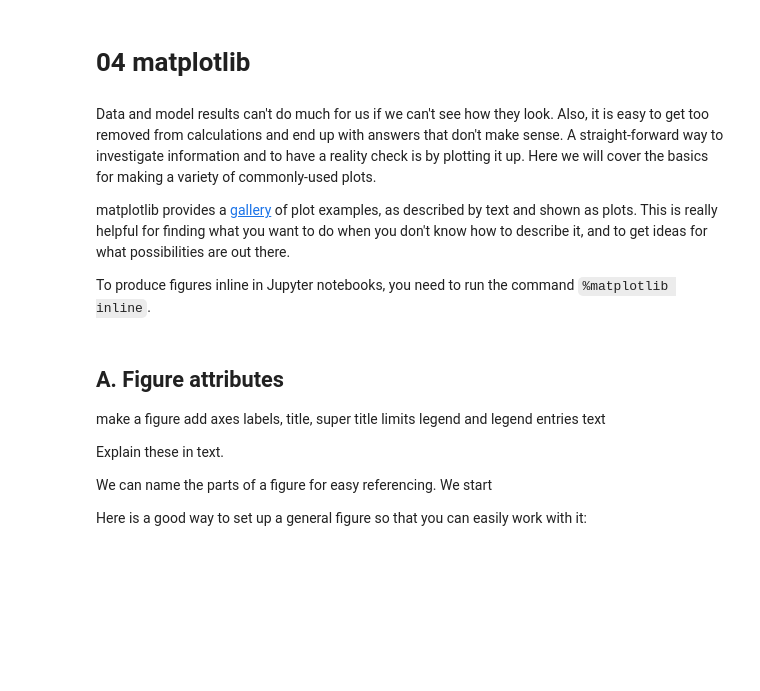
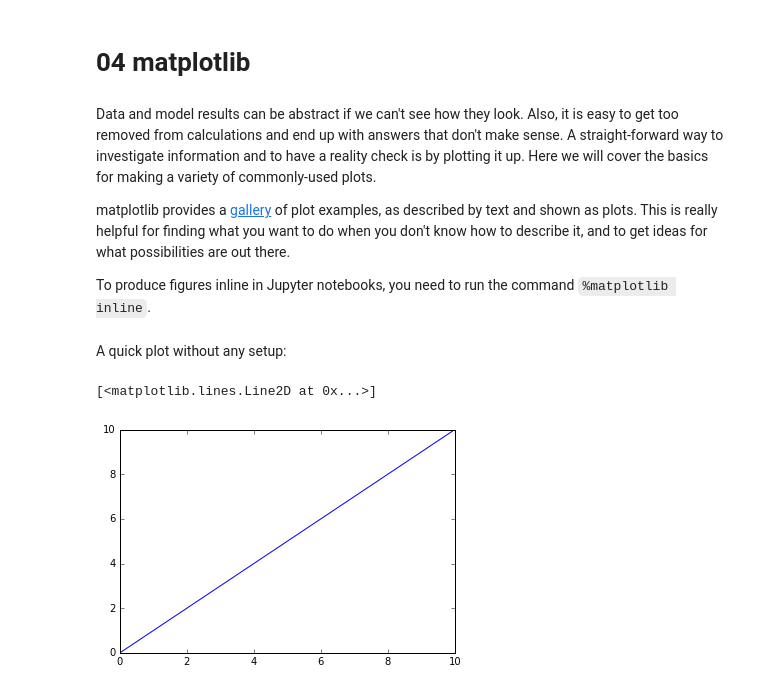
Before and after one commit to hetland/python4geosciences_OLD, a Jupyter notebook: materials/04 matplotlib.ipynb, the cells around one changed output. Cells and saved outputs as stored; diff of their text form; code cells hidden in the pictures; blank space fills up the shorter version.

```diff
--- a/materials/04 matplotlib.ipynb
+++ b/materials/04 matplotlib.ipynb
@@ -1,7 +1,7 @@
 # %% [markdown]
 # 04 matplotlib
 # %% [markdown]
-Data and model results can't do much for us if we can't see how they look. Also, it is easy to get too removed from  calculations and end up with answers that don't make sense. A straight-forward way to investigate information and to have a reality check is by plotting it up. Here we will cover the basics for making a variety of commonly-used plots.
+Data and model results can be abstract if we can't see how they look. Also, it is easy to get too removed from  calculations and end up with answers that don't make sense. A straight-forward way to investigate information and to have a reality check is by plotting it up. Here we will cover the basics for making a variety of commonly-used plots.
 
 matplotlib provides a [gallery](http://matplotlib.org/gallery.html) of plot examples, as described by text and shown as plots. This is really helpful for finding what you want to do when you don't know how to describe it, and to get ideas for what possibilities are out there.
 
@@ -12,15 +13,8 @@ import matplotlib.pyplot as plt
-# %% [markdown]
-## A. Figure attributes
-
-make a figure
-add axes
-labels, title, super title
-limits
-legend and legend entries
-text
-
-Explain these in text.
-
-We can name the parts of a figure for easy referencing. We start
-
-Here is a good way to set up a general figure so that you can easily work with it:
+# %% [markdown]
+A quick plot without any setup:
+# %%
+x = np.linspace(0, 10)
+plt.plot(x, x)
+# %% [output]
+[<matplotlib.lines.Line2D at 0x...>]
+[figure, added]
```
Also changed, not shown: parts of 23 cells of this notebook.
